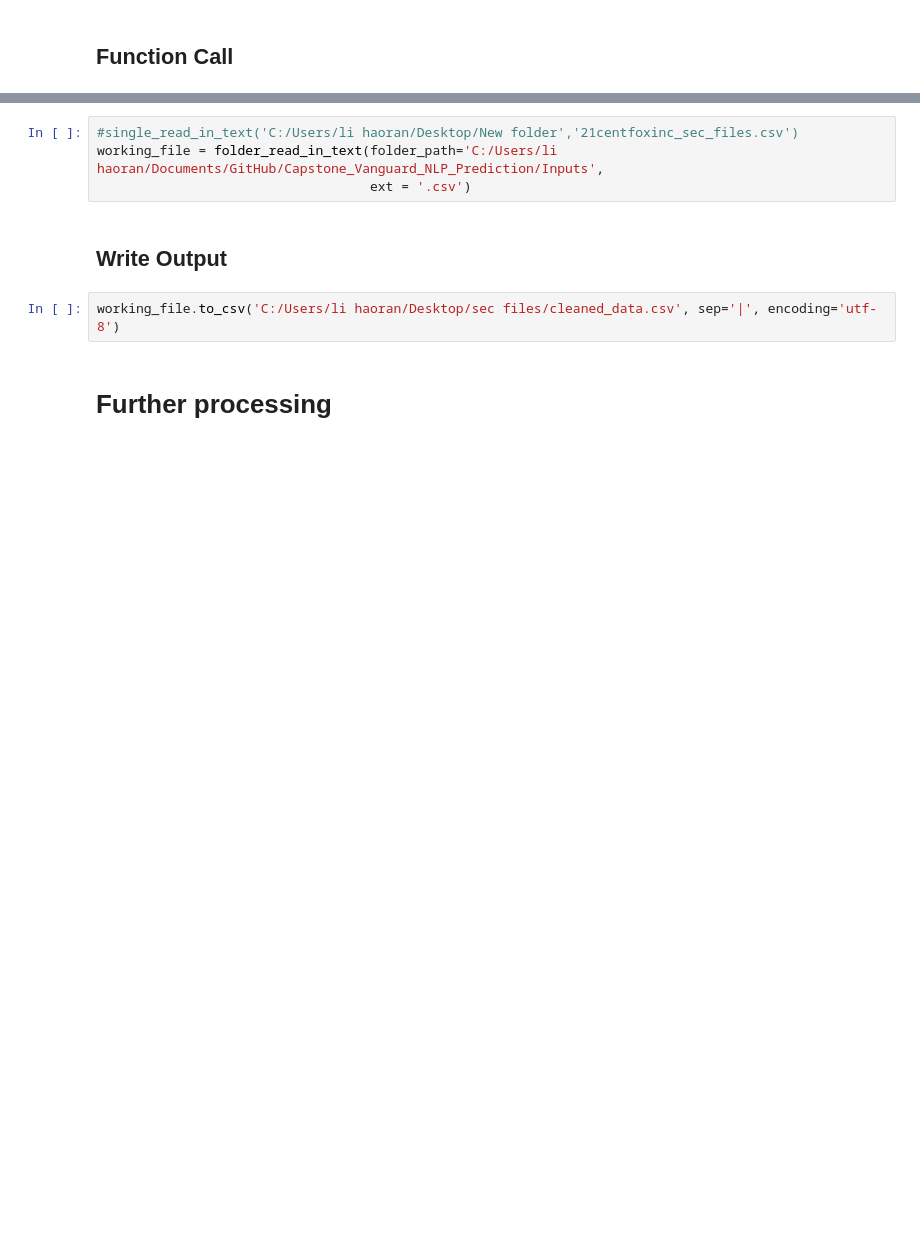
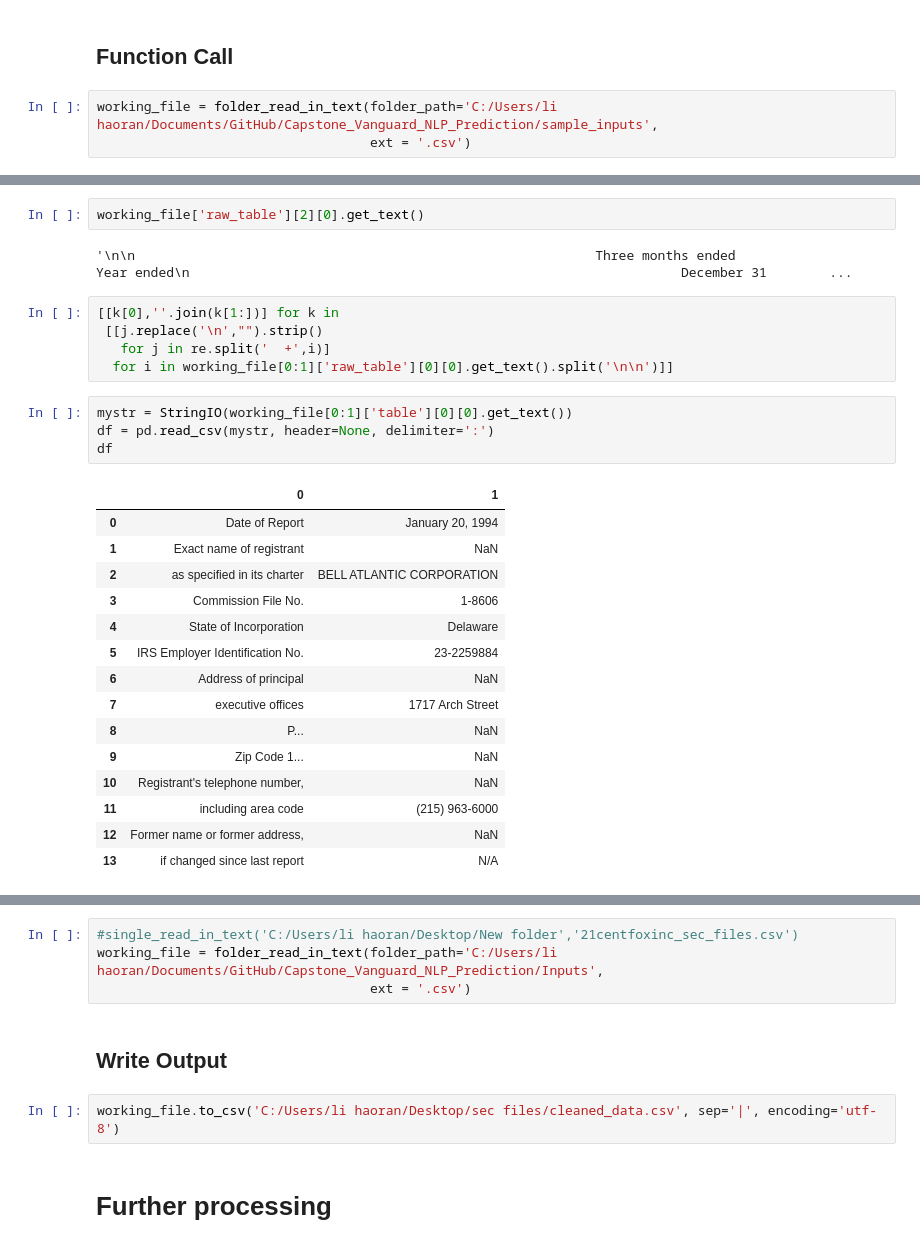
Before and after one commit to lihaoranharry/Capstone_Vanguard_NLP_Prediction, a Jupyter notebook: obtain_clean_and_extract_features_from_sec.ipynb, the cells around one changed output, grey strips where cells are left out. Drawn from its saved outputs; the diff is of its cells as text; blank space fills up the shorter version.

```diff
--- a/obtain_clean_and_extract_features_from_sec.ipynb
+++ b/obtain_clean_and_extract_features_from_sec.ipynb
@@ -94,3 +137,6 @@ def folder_read_in_text(folder_path, ext = '.csv'):
     return temp_df
 # %% [markdown]
 ## Function Call
+# %%
+working_file = folder_read_in_text(folder_path='C:/Users/li haoran/Documents/GitHub/Capstone_Vanguard_NLP_Prediction/sample_inputs',
+                                   ext = '.csv')
@@ -96,0 +219,29 @@ def folder_read_in_text(folder_path, ext = '.csv'):
+# %%
+working_file['raw_table'][2][0].get_text()
+# %% [output]
+'\n\n                                                           Three months ended                         Year ended\n                                                               December 31        ...
+# %%
+[[k[0],''.join(k[1:])] for k in
+ [[j.replace('\n',"").strip()
+   for j in re.split('  +',i)]
+  for i in working_file[0:1]['raw_table'][0][0].get_text().split('\n\n')]]
+# %%
+mystr = StringIO(working_file[0:1]['table'][0][0].get_text())
+df = pd.read_csv(mystr, header=None, delimiter=':')
+df
+# %% [output]
+|  | 0 | 1 |
+| 0 | Date of Report | January 20, 1994 |
+| 1 | Exact name of registrant | NaN |
+| 2 | as specified in its charter | BELL ATLANTIC CORPORATION |
+| 3 | Commission File No. | 1-8606 |
+| 4 | State of Incorporation | Delaware |
+| 5 | IRS Employer Identification No. | 23-2259884 |
+| 6 | Address of principal | NaN |
+| 7 | executive offices | 1717 Arch Street |
+| 8 | P... | NaN |
+| 9 | Zip Code 1... | NaN |
+| 10 | Registrant's telephone number, | NaN |
+| 11 | including area code | (215) 963-6000 |
+| 12 | Former name or former address, | NaN |
+| 13 | if changed since last report | N/A |
```
Also changed, not shown: parts of 33 cells of this notebook, 1 other file.
